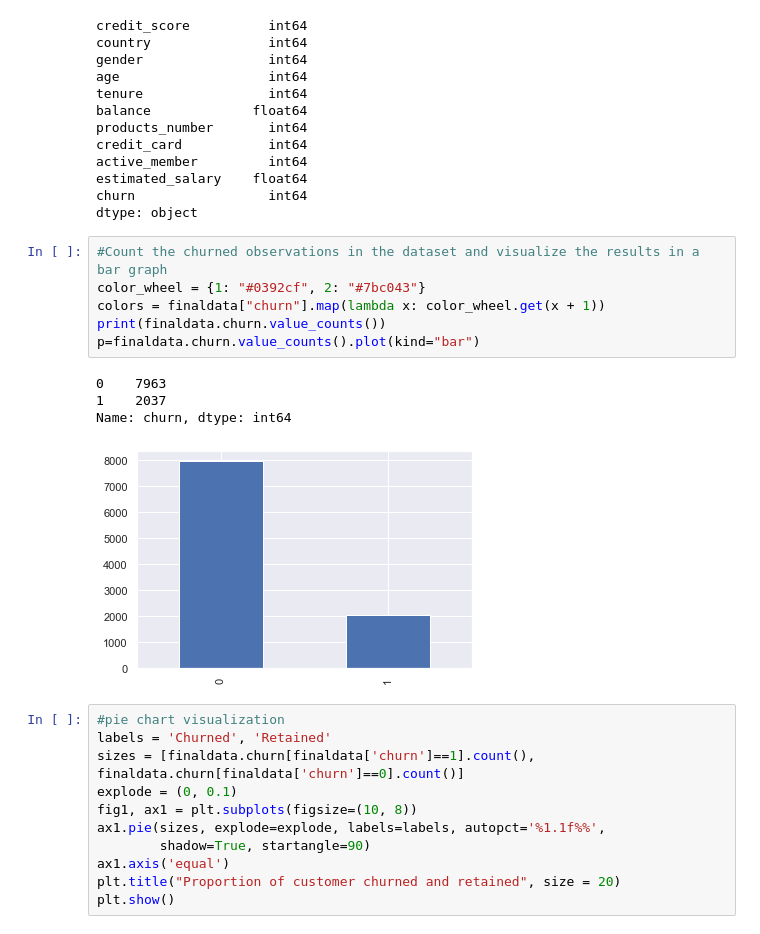
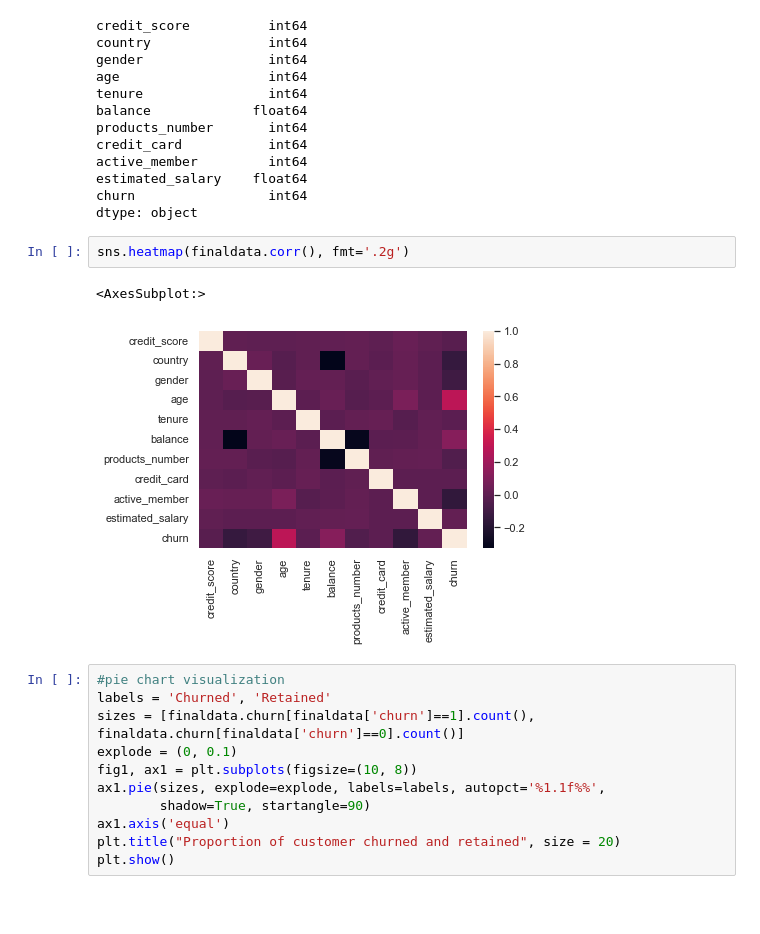
Before and after one commit to smutneja1/ai_capstone_seerat, a Jupyter notebook: index.ipynb, the cells around one changed output. Cells and saved outputs as stored; diff of their text form; blank space fills up the shorter version.

```diff
--- a/index.ipynb
+++ b/index.ipynb
@@ -142,17 +171,11 @@ active_member         int64
 estimated_salary    float64
 churn                 int64
 dtype: object
-# %%
-#Count the churned observations in the dataset and visualize the results in a bar graph
-color_wheel = {1: "#0392cf", 2: "#7bc043"}
-colors = finaldata["churn"].map(lambda x: color_wheel.get(x + 1))
-print(finaldata.churn.value_counts())
-p=finaldata.churn.value_counts().plot(kind="bar")
-# %% [output]
-0    7963
-1    2037
-Name: churn, dtype: int64
-[figure]
+# %%
+sns.heatmap(finaldata.corr(), fmt='.2g')
+# %% [output]
+<AxesSubplot:>
+[figure, added]
 # %%
 #pie chart visualization
 labels = 'Churned', 'Retained'
```
Also changed, not shown: parts of 10 cells of this notebook.
